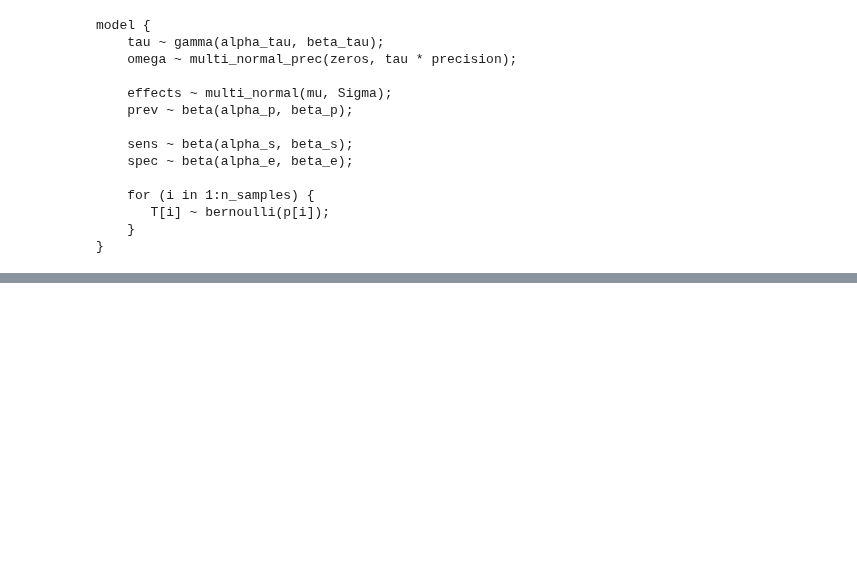
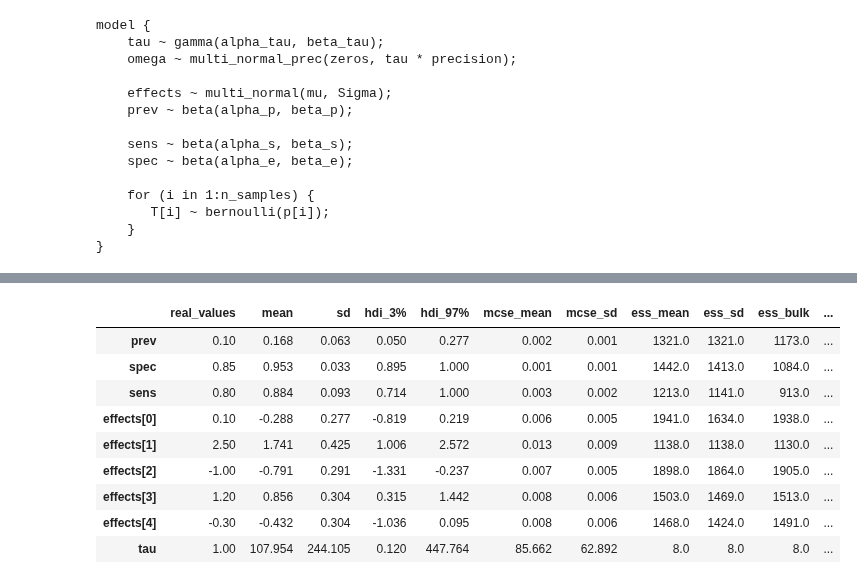
Before and after one commit to lucasmoschen/rds-bayesian-analysis-tcc, a Jupyter notebook: notebooks_book/imperfect_test_rds.ipynb, the cells around one changed output, grey strips where cells are left out. Drawn from its saved outputs; the diff is of its cells as text; code cells hidden in the pictures; blank space fills up the shorter version.

```diff
--- a/notebooks_book/imperfect_test_rds.ipynb
+++ b/notebooks_book/imperfect_test_rds.ipynb
@@ -322,3 +317,18 @@ Wall time: 53.5 s
+# %%
+some_parameters = summary.loc[['prev', 'spec','sens', 'effects[0]','effects[1]','effects[2]','effects[3]','effects[4]', 'tau']]
+some_parameters.insert(0, 'real_values', (prevalence, spec, sens, *tuple(beta.flatten()), tau))
+some_parameters
+# %% [output]
+|  | real_values | mean | sd | hdi_3% | hdi_97% | mcse_mean | mcse_sd | ess_mean | ess_sd | ess_bulk | ... |
+| prev | 0.10 | 0.168 | 0.063 | 0.050 | 0.277 | 0.002 | 0.001 | 1321.0 | 1321.0 | 1173.0 | ... |
+| spec | 0.85 | 0.953 | 0.033 | 0.895 | 1.000 | 0.001 | 0.001 | 1442.0 | 1413.0 | 1084.0 | ... |
+| sens | 0.80 | 0.884 | 0.093 | 0.714 | 1.000 | 0.003 | 0.002 | 1213.0 | 1141.0 | 913.0 | ... |
+| effects[0] | 0.10 | -0.288 | 0.277 | -0.819 | 0.219 | 0.006 | 0.005 | 1941.0 | 1634.0 | 1938.0 | ... |
+| effects[1] | 2.50 | 1.741 | 0.425 | 1.006 | 2.572 | 0.013 | 0.009 | 1138.0 | 1138.0 | 1130.0 | ... |
+| effects[2] | -1.00 | -0.791 | 0.291 | -1.331 | -0.237 | 0.007 | 0.005 | 1898.0 | 1864.0 | 1905.0 | ... |
+| effects[3] | 1.20 | 0.856 | 0.304 | 0.315 | 1.442 | 0.008 | 0.006 | 1503.0 | 1469.0 | 1513.0 | ... |
+| effects[4] | -0.30 | -0.432 | 0.304 | -1.036 | 0.095 | 0.008 | 0.006 | 1468.0 | 1424.0 | 1491.0 | ... |
+| tau | 1.00 | 107.954 | 244.105 | 0.120 | 447.764 | 85.662 | 62.892 | 8.0 | 8.0 | 8.0 | ... |
 # %%
 stan_utility.check_all_diagnostics(fit_rds_imperfect_eff)
 # %% [output]
```
Also changed, not shown: parts of 31 cells of this notebook, 4 other files.
